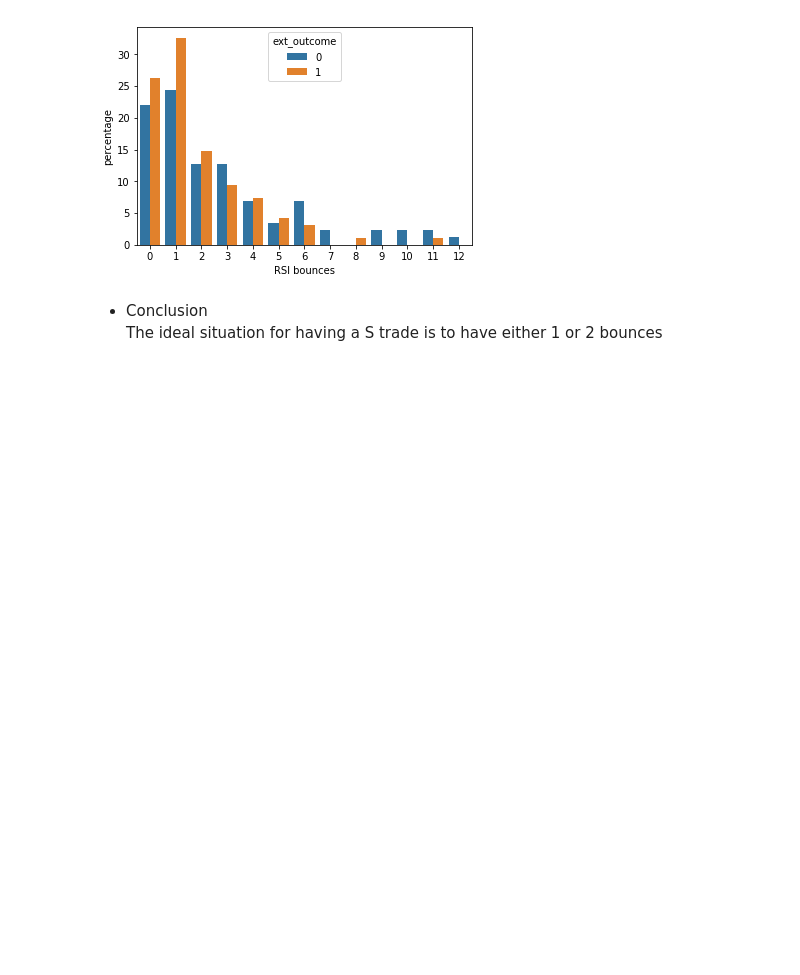
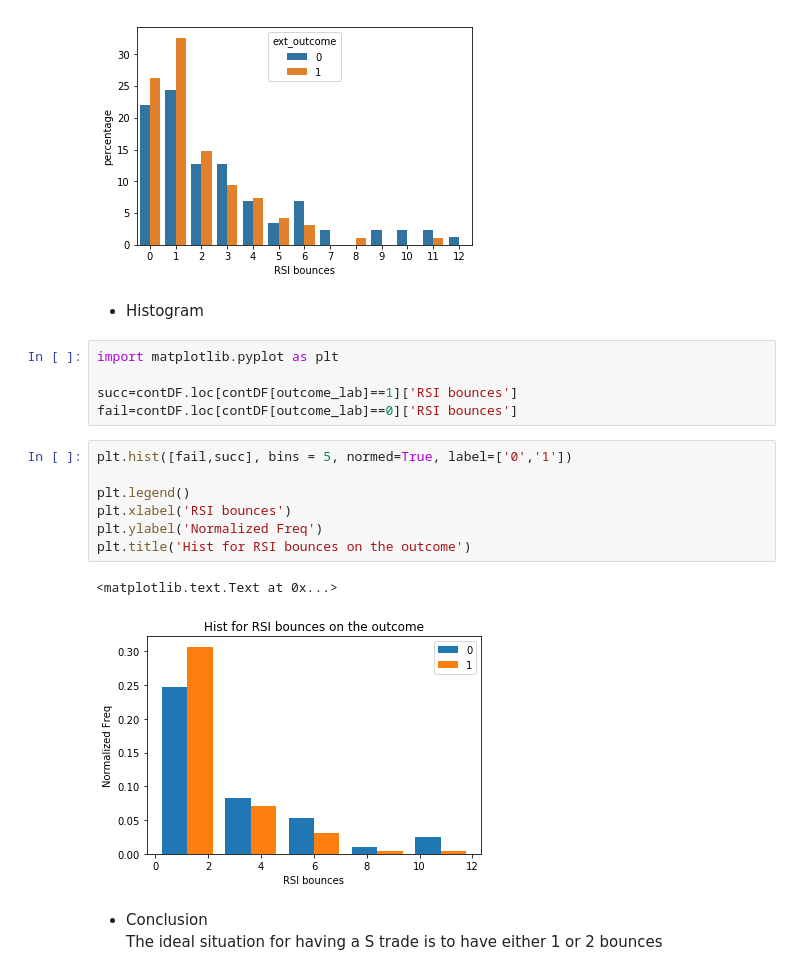
Before and after one commit to FOREXfunguru/FOREX, a Jupyter notebook: notebooks/Binary_classifier_cont_trades.ipynb, the cells around one changed output. Saved outputs shown, nothing was run; the diff lists cells and outputs as text; blank space fills up the shorter version.

Commit message:
add new histograms

```diff
--- a/notebooks/Binary_classifier_cont_trades.ipynb
+++ b/notebooks/Binary_classifier_cont_trades.ipynb
@@ -213,6 +213,23 @@ contDF_counts = (contDF.groupby([outcome_lab])['RSI bounces']
 p = sns.barplot(x="RSI bounces", y="percentage", hue=outcome_lab, data=contDF_counts)
 # %% [output]
 [figure]
+# %% [markdown]
+* Histogram
+# %%
+import matplotlib.pyplot as plt
+
+succ=contDF.loc[contDF[outcome_lab]==1]['RSI bounces']
+fail=contDF.loc[contDF[outcome_lab]==0]['RSI bounces']
+# %%
+plt.hist([fail,succ], bins = 5, normed=True, label=['0','1'])
+
+plt.legend()
+plt.xlabel('RSI bounces')
+plt.ylabel('Normalized Freq')
+plt.title('Hist for RSI bounces on the outcome')
+# %% [output]
+<matplotlib.text.Text at 0x...>
+[figure, added]
 # %% [markdown]
 * Conclusion<br>
 The ideal situation for having a S trade is to have either 1 or 2 bounces
```
Also changed, not shown: parts of 4 cells of this notebook.
